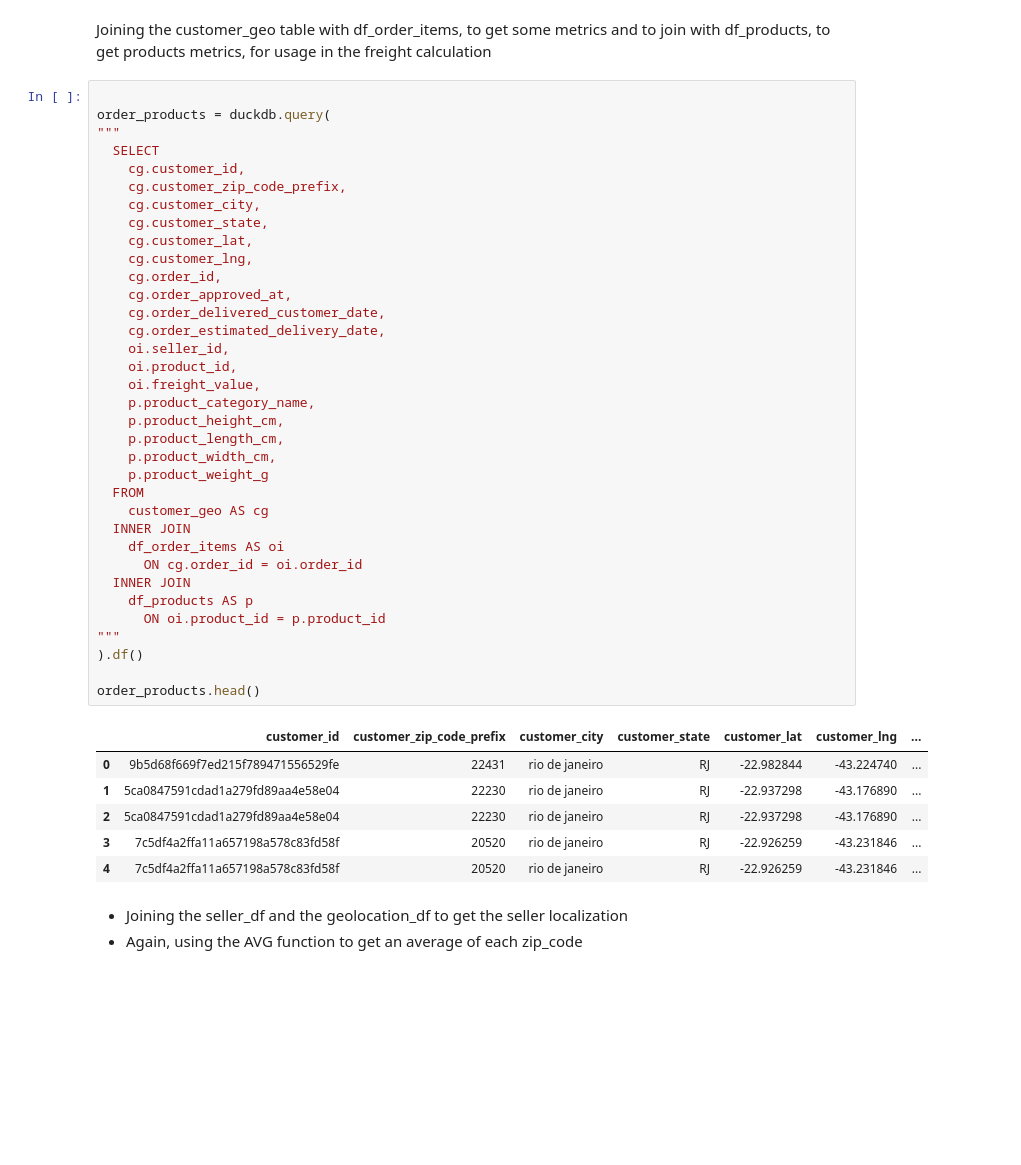
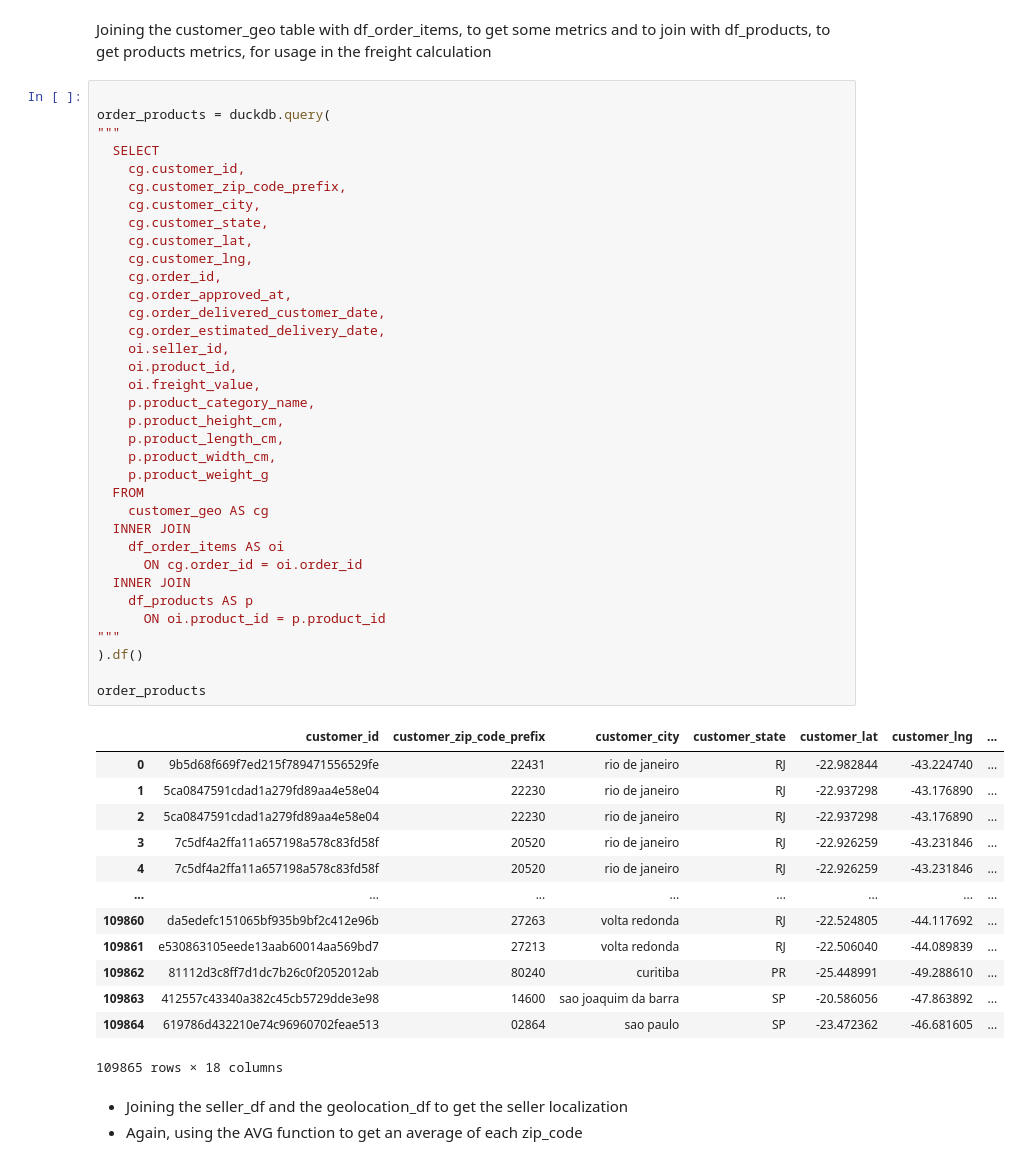
Before and after one commit to lucasbatistaf/triggoai-trainee-data-engineering, a Jupyter notebook: challenge_notebook.ipynb, the cells around one changed output. Drawn from its saved outputs; the diff is of its cells as text; blank space fills up the shorter version.

```diff
--- a/challenge_notebook.ipynb
+++ b/challenge_notebook.ipynb
@@ -334,34 +340,41 @@ order_products = duckdb.query(
     cg.order_id,
     cg.order_approved_at,
     cg.order_delivered_customer_date,
     cg.order_estimated_delivery_date,
     oi.seller_id,
     oi.product_id,
     oi.freight_value,
     p.product_category_name,
     p.product_height_cm,
     p.product_length_cm,
     p.product_width_cm,
     p.product_weight_g
   FROM
     customer_geo AS cg
   INNER JOIN
     df_order_items AS oi
       ON cg.order_id = oi.order_id
   INNER JOIN
     df_products AS p
       ON oi.product_id = p.product_id
 """
 ).df()
 
-order_products.head()
+order_products
 # %% [output]
 |  | customer_id | customer_zip_code_prefix | customer_city | customer_state | customer_lat | customer_lng | ... |
 | 0 | 9b5d68f669f7ed215f789471556529fe | 22431 | rio de janeiro | RJ | -22.982844 | -43.224740 | ... |
 | 1 | 5ca0847591cdad1a279fd89aa4e58e04 | 22230 | rio de janeiro | RJ | -22.937298 | -43.176890 | ... |
 | 2 | 5ca0847591cdad1a279fd89aa4e58e04 | 22230 | rio de janeiro | RJ | -22.937298 | -43.176890 | ... |
 | 3 | 7c5df4a2ffa11a657198a578c83fd58f | 20520 | rio de janeiro | RJ | -22.926259 | -43.231846 | ... |
 | 4 | 7c5df4a2ffa11a657198a578c83fd58f | 20520 | rio de janeiro | RJ | -22.926259 | -43.231846 | ... |
+| ... | ... | ... | ... | ... | ... | ... | ... |
+| 109860 | da5edefc151065bf935b9bf2c412e96b | 27263 | volta redonda | RJ | -22.524805 | -44.117692 | ... |
+| 109861 | e530863105eede13aab60014aa569bd7 | 27213 | volta redonda | RJ | -22.506040 | -44.089839 | ... |
+| 109862 | 81112d3c8ff7d1dc7b26c0f2052012ab | 80240 | curitiba | PR | -25.448991 | -49.288610 | ... |
+| 109863 | 412557c43340a382c45cb5729dde3e98 | 14600 | sao joaquim da barra | SP | -20.586056 | -47.863892 | ... |
+| 109864 | 619786d432210e74c96960702feae513 | 02864 | sao paulo | SP | -23.472362 | -46.681605 | ... |
+109865 rows × 18 columns
 # %% [markdown]
 - Joining the seller_df and the geolocation_df to get the seller localization
 - Again, using the AVG function to get an average of each zip_code
```
Also changed, not shown: parts of 12 cells of this notebook.
